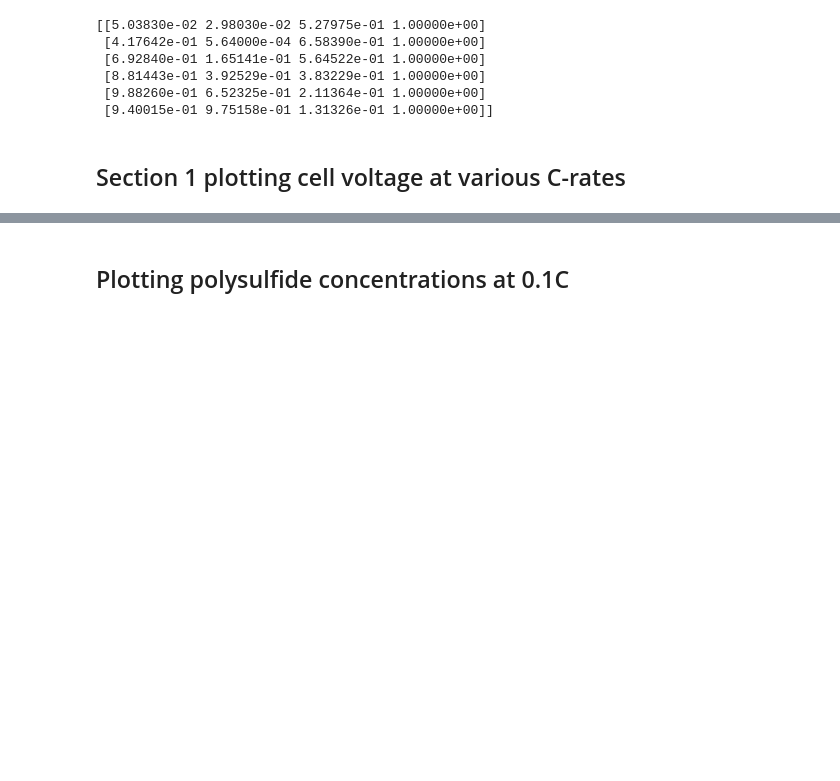
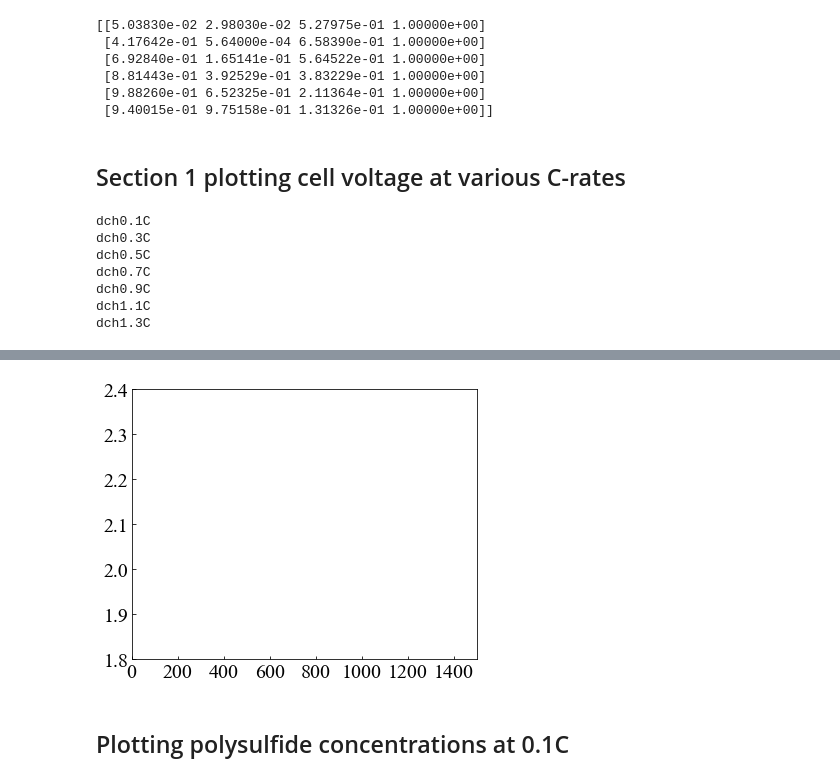
Before and after one commit to coresresearch/LiS-Battery, a Jupyter notebook: Li_S Plotting.ipynb, the cells around one changed output, grey strips where cells are left out. Drawn from its saved outputs; the diff is of its cells as text; code cells hidden in the pictures; blank space fills up the shorter version.

```diff
--- a/Li_S Plotting.ipynb
+++ b/Li_S Plotting.ipynb
@@ -83,8 +95,8 @@ font = 'Times New Roman'
 lw = 2.0
 keys = ['dch0.1C', 'dch0.2C', 'dch0.3C', 'dch0.4C', 'dch0.5C', 'dch0.6C', 'dch0.7C',
         'dch0.8C', 'dch0.9C', 'dch1C', 'dch1.1C', 'dch1.2C', 'dch1.3C',
-        'dch1.4C', 'dch1.5C',]
-tags = tag_strings(assary_data['dch0.1C'])
+        'dch1.4C']
+tags = tag_strings(cascade_data['dch0.1C'])
 grad = np.linspace(0, 1, 6)
 species_cmap = np.zeros((len(grad),4))
 for i, val in enumerate(grad):
@@ -118,9 +130,17 @@ for i in np.arange(0, len(keys), 2):
     print(keys[i])
     #p1, = plt.plot(Cap_assary[keys[i]], Vcell_assary[keys[i]], 'k-', linewidth=lw)
     #p2, = plt.plot(Cap_kuzmina[keys[i]], Vcell_kuzmina[keys[i]], 'r-', linewidth=lw)
-    p3, = plt.plot(Cap_cascade[keys[i]], Vcell_cascade[keys[i]], 'b-', linewidth=lw)
+    #p3, = plt.plot(Cap_cascade[keys[i]], Vcell_cascade[keys[i]], 'b-', linewidth=lw)
 
     plt.xlim((0, 1500))
     plt.ylim((1.8, 2.4))
     fig.savefig('Vcell' + keys[i] + '.png')
 os.chdir(owd)
+# %% [output]
+dch0.1C
+dch0.3C
+dch0.5C
+dch0.7C
+dch0.9C
+dch1.1C
+dch1.3C
@@ -127,3 +149,4 @@ os.chdir(owd)
+[figure, added]
 # %% [markdown]
 ## Plotting polysulfide concentrations at 0.1C
 # %%
```
Also changed, not shown: parts of 16 cells of this notebook, 6 other files.
